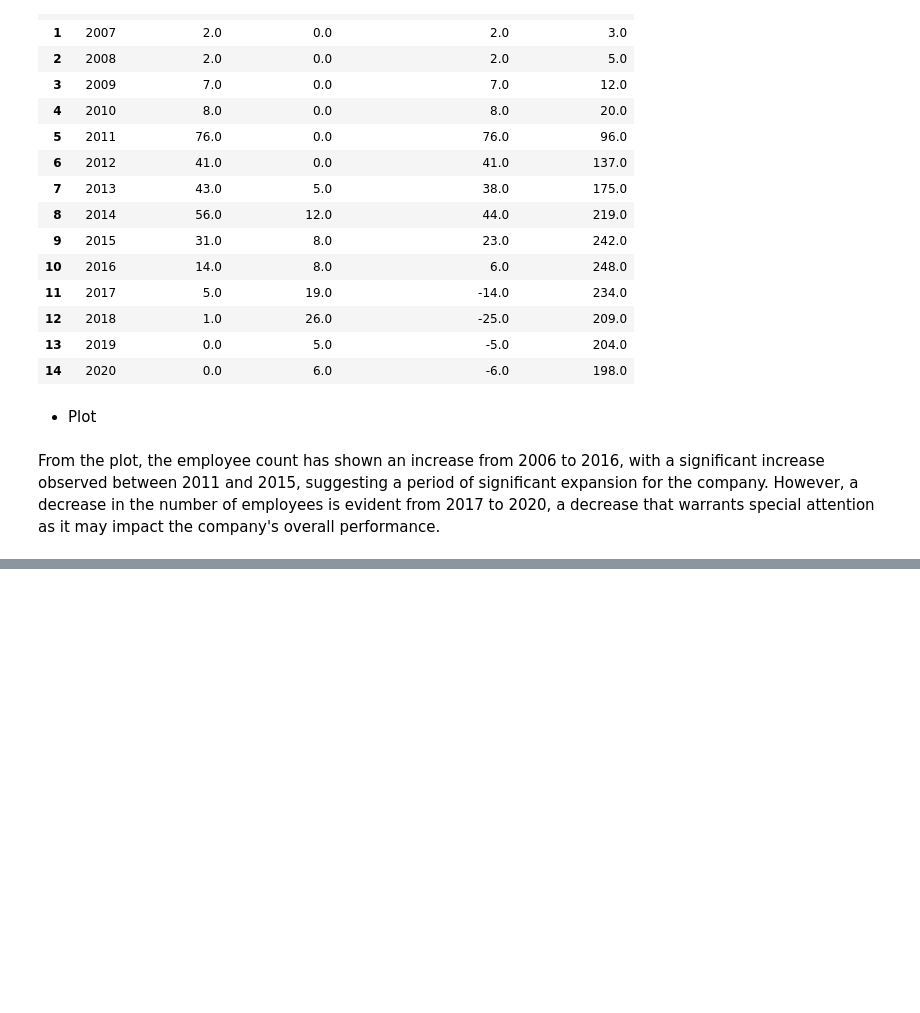
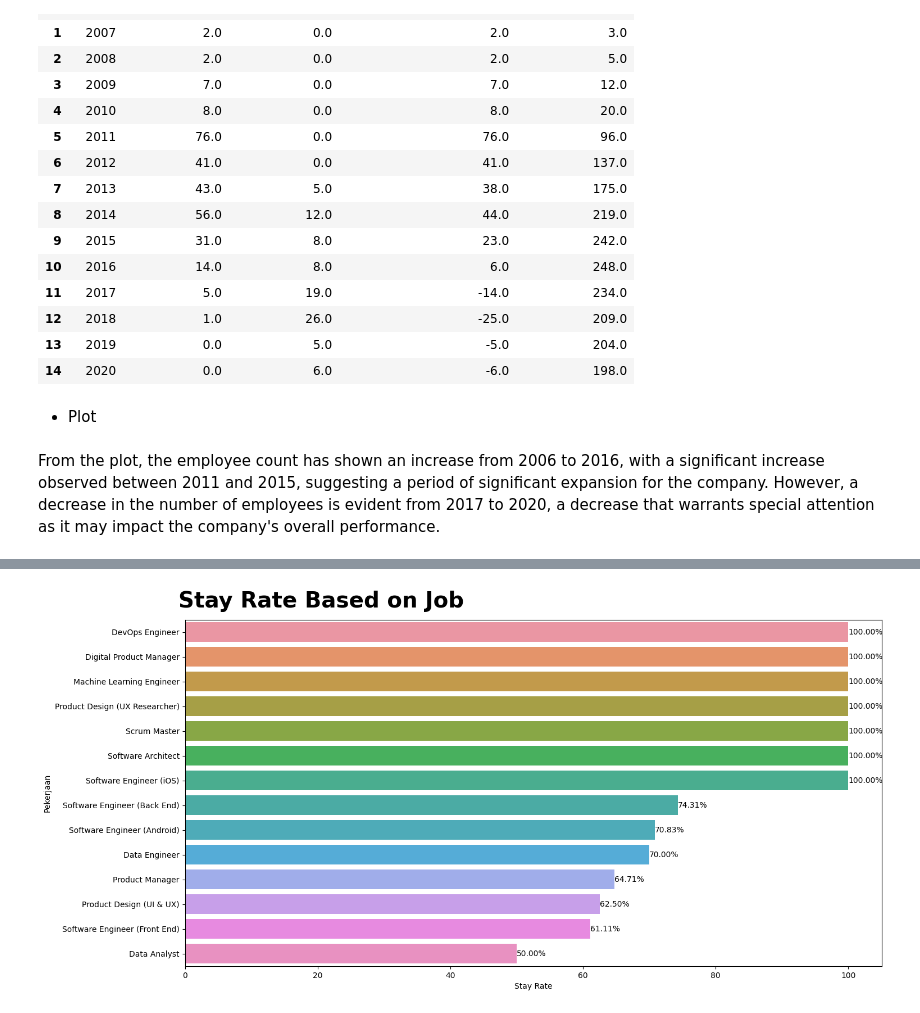
Before and after one commit to kevinusmayadhyw/Improving-Employee-Retention-By-Predicting-Employee-Attrition-Using-Machine-Learning, a Jupyter notebook: Code - Improving Employee Retention By Predicting Employee Attrition Using Machine Learning.ipynb, the cells around one changed output, grey strips where cells are left out. Saved outputs shown, nothing was run; the diff lists cells and outputs as text; code cells hidden in the pictures; blank space fills up the shorter version.

```diff
--- a/Code - Improving Employee Retention By Predicting Employee Attrition Using Machine Learning.ipynb
+++ b/Code - Improving Employee Retention By Predicting Employee Attrition Using Machine Learning.ipynb
@@ -338,0 +457,11 @@ From the plot, the employee count has shown an increase from 2006 to 2016, with
+# %%
+plt.figure(figsize=(16, 8))
+ax = sns.barplot(y='Pekerjaan', x='Stay Rate', data=df_Resign_Stay, orient='h', order=df_Resign_Stay.sort_values('Stay Rate', ascending = False).Pekerjaan)
+for i in ax.containers:
+    ax.bar_label(i, fmt='%.2f%%')
+plt.text(x = -1, y = -1,
+        s = "Stay Rate Based on Job",
+        fontsize = 28, weight = 'bold')
+plt.show()
+# %% [output]
+[figure, added]
```
Also changed, not shown: parts of 18 cells of this notebook.
